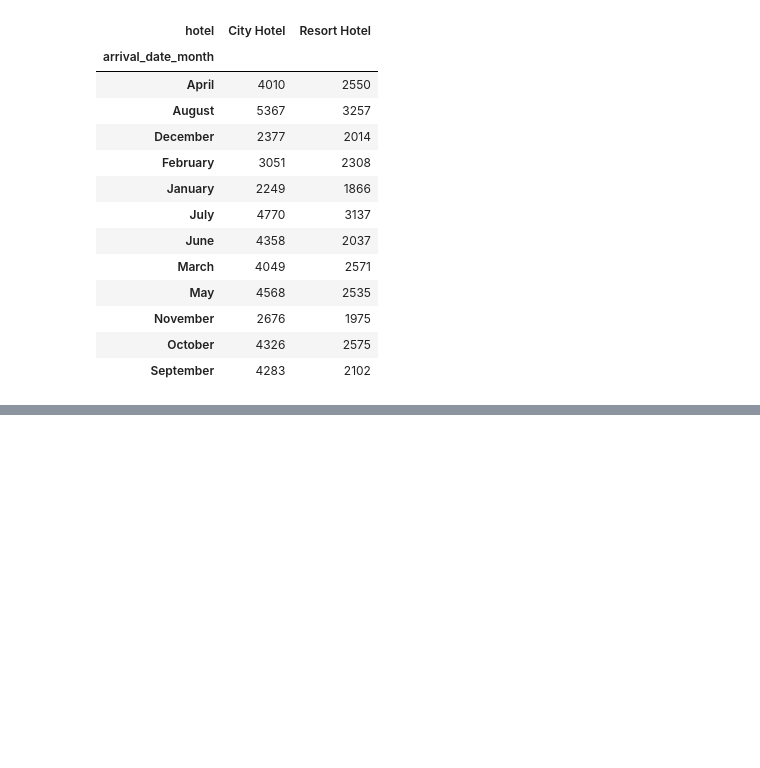
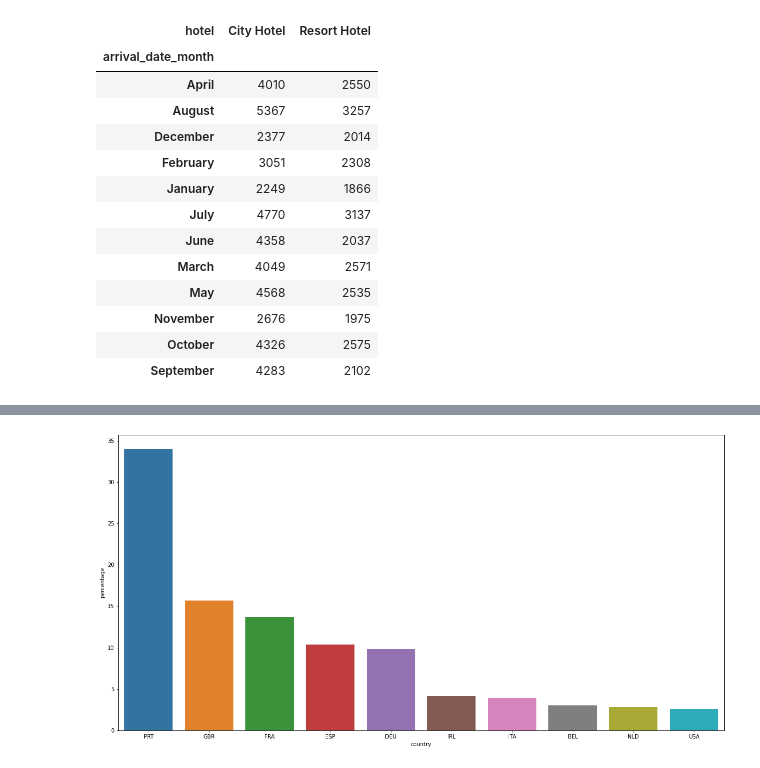
Before and after one commit to Shubhampanaskar/Hotel-Booking-Analysis-Capstone, a Jupyter notebook: Copy_of_Hotel_Booking_Analysis_BY_SHUBHAM_PANASKAR_Capstone_Project.ipynb, the cells around one changed output, grey strips where cells are left out. Drawn from its saved outputs; the diff is of its cells as text; code cells hidden in the pictures; blank space fills up the shorter version.

```diff
--- a/Copy_of_Hotel_Booking_Analysis_BY_SHUBHAM_PANASKAR_Capstone_Project.ipynb
+++ b/Copy_of_Hotel_Booking_Analysis_BY_SHUBHAM_PANASKAR_Capstone_Project.ipynb
@@ -373,0 +378,7 @@ month_hotel_type
+# %%
+# Value count of top 10 countries from where maximum number of bookings happened
+
+Top_10_countries= hotel_df[hotel_df['is_canceled']==0]['country'].value_counts()[:10]
+Top_10_countries= Top_10_countries.reset_index().rename(columns={'index':'country','country':'number of bookings'})
+Top_10_countries['percentage']=(Top_10_countries['number of bookings']/Top_10_countries['number of bookings'].sum())*100
+Top_10_countries
@@ -373,0 +397,6 @@ month_hotel_type
+# %%
+# Bar plot of Top_10_countries
+plt.figure(figsize=(20,10))
+Bar_plot=sns.barplot(x='country',y='percentage',data=Top_10_countries)
+# %% [output]
+[figure, added]
```
Also changed, not shown: parts of 5 cells of this notebook.
